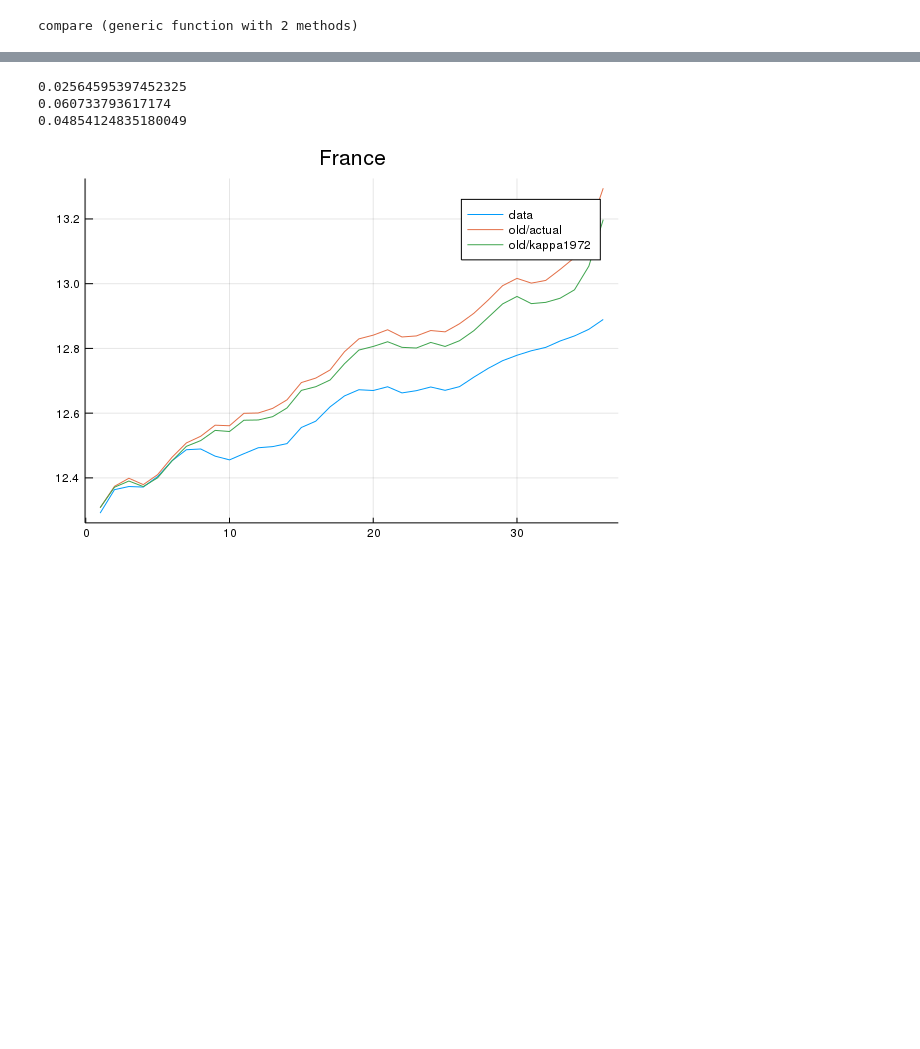
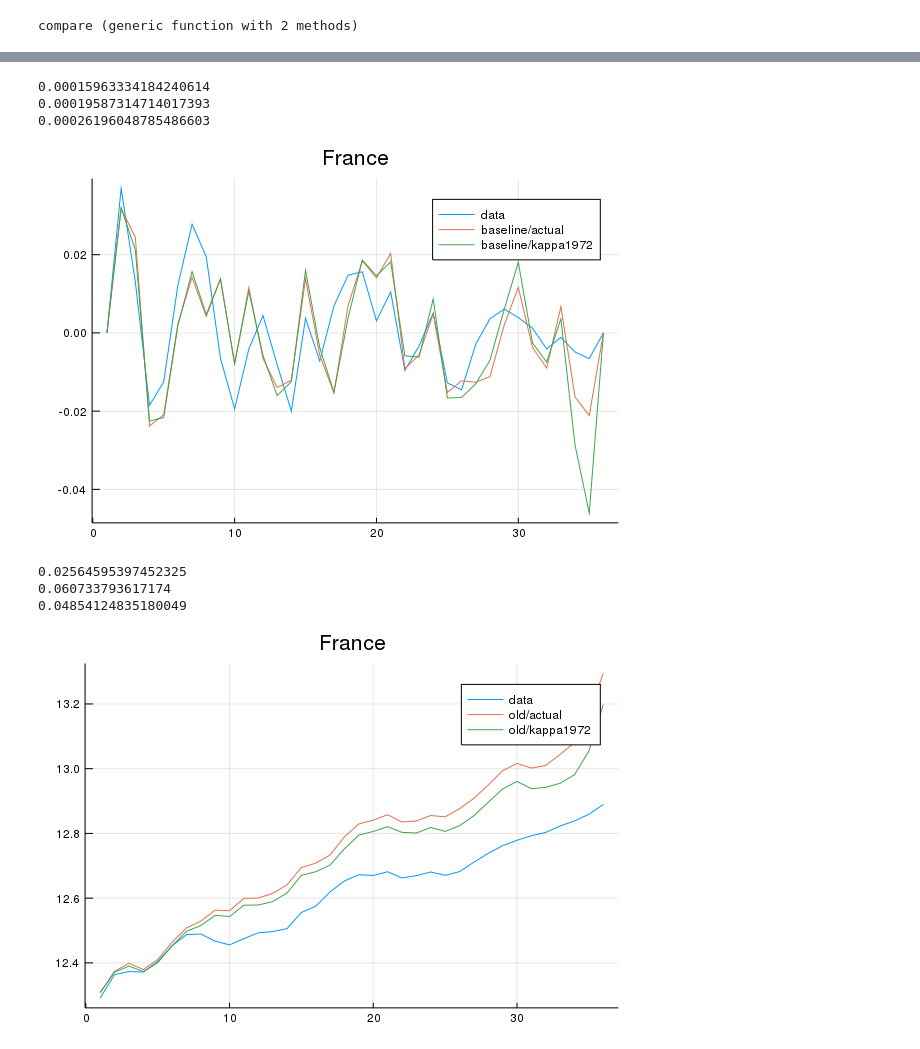
Before and after one commit to korenmiklos/impvol-julia, a Jupyter notebook: notebooks/Compare scenarios.ipynb, the cells around one changed output, grey strips where cells are left out. Saved outputs shown, nothing was run; the diff lists cells and outputs as text; code cells hidden in the pictures; blank space fills up the shorter version.

```diff
--- a/notebooks/Compare scenarios.ipynb
+++ b/notebooks/Compare scenarios.ipynb
@@ -97,3 +76,10 @@ compare(["data", "baseline/actual", "baseline/kappa1972"], 9)
+# %%
+compare(["data", "baseline/actual", "baseline/kappa1972"], 9, true)
+# %% [output]
+0.00015963334184240614
+0.00019587314714017393
+0.00026196048785486603
+[figure, added]
 # %%
 compare(["data", "old/actual", "old/kappa1972"], 9)
 # %% [output]
```
Also changed, not shown: parts of 4 cells of this notebook, 4 other files.
